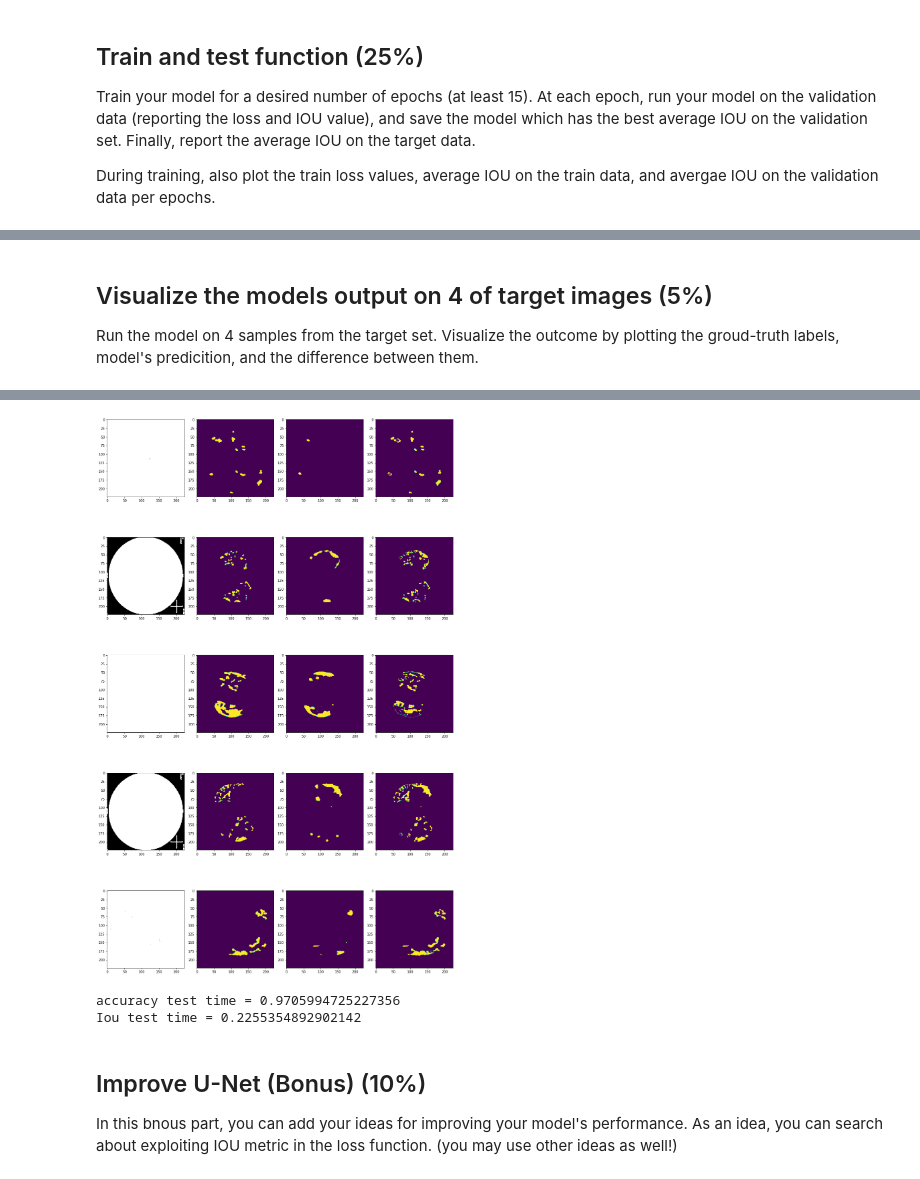
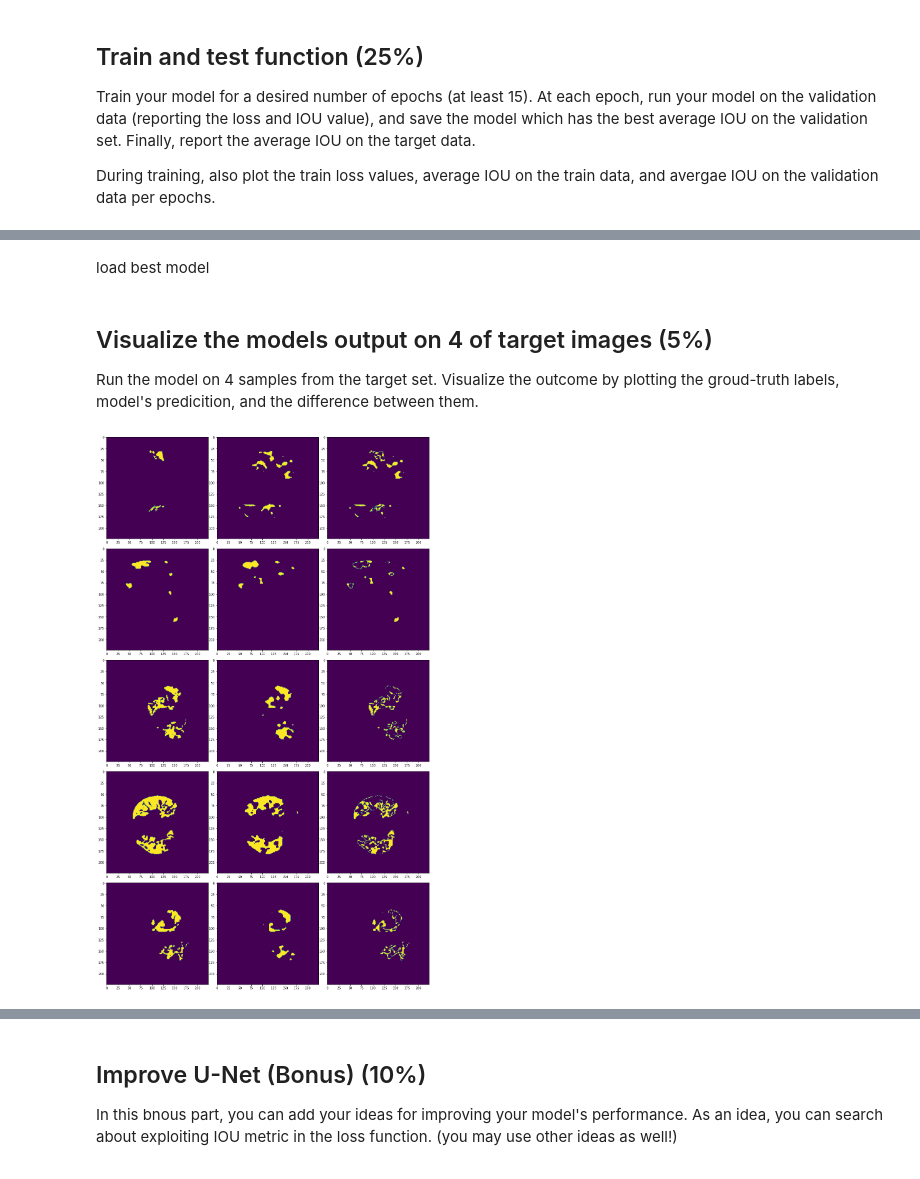
Before and after one commit to zahraDehghanian97/Semantics_segmentation_Unet, a Jupyter notebook: SemanticsSegmentation.ipynb, the cells around one changed output, grey strips where cells are left out. Cells and saved outputs as stored; diff of their text form; code cells hidden in the pictures.

```diff
--- a/SemanticsSegmentation.ipynb
+++ b/SemanticsSegmentation.ipynb
@@ -391,35 +359,33 @@ plt.show()
+# %% [markdown]
+load best model
+# %%
+filepath = "/content/gdrive/MyDrive/Colab Notebooks/segmentation/0.4705522814258738.pth"
+unet.load_state_dict(torch.load(filepath))
+unet.eval()
 # %% [markdown]
 ## Visualize the models output on 4 of target images (5%)
 
 Run the model on 4 samples from the target set. Visualize the outcome by plotting the groud-truth labels, model's predicition, and the difference between them.
 # %%
-def batch_to_img(xb, idx):
-    img = np.array(xb[idx,0:3])
-    img = img.transpose((1,2,0))
-    return img
-
-def compare_diffrence(predb, yb,i):
-    img = yb[i][0]!=predb[i][0]
-    return img
-
 def test(model, test_loader):
   xb, yb = next(iter(test_loader))
   with torch.no_grad():
     predb = model(xb)
   bs = batch_size
-  fig, ax = plt.subplots(bs,4, figsize=(15,bs*5))
+  fig, ax = plt.subplots(bs,3, figsize=(15,bs*5))
   predb = make_binary(predb)
   for i in range(bs):
-      ax[i,0].imshow(batch_to_img(xb,i))
-      ax[i,1].imshow(yb[i][0])
-      ax[i,2].imshow((predb)[i][0])
-      ax[i,3].imshow(compare_diffrence(predb, yb,i))
+      ax[i,0].imshow(yb[i][0])
+      ax[i,1].imshow((predb)[i][0])
+      ax[i,2].imshow(yb[i][0]!=predb[i][0])
   plt.tight_layout()
   plt.show()
+
   acc = acc_metric(predb, yb)
   print("accuracy test time = "+str(float(acc)))
   iou = iou_metric(predb, yb)
   print("Iou test time = "+str(iou))
 
 test (unet, test_loader)
 # %% [output]
+[figure, new version]
@@ -431,6 +394,3 @@ WARNING:matplotlib.image:Clipping input data to the valid range for imshow with
-[figure, old version]
-accuracy test time = 0.9705994725227356
-Iou test time = 0.2255354892902142
 # %% [markdown]
 ## Improve U-Net (Bonus) (10%)
 
```
Also changed, not shown: parts of 17 cells of this notebook.
